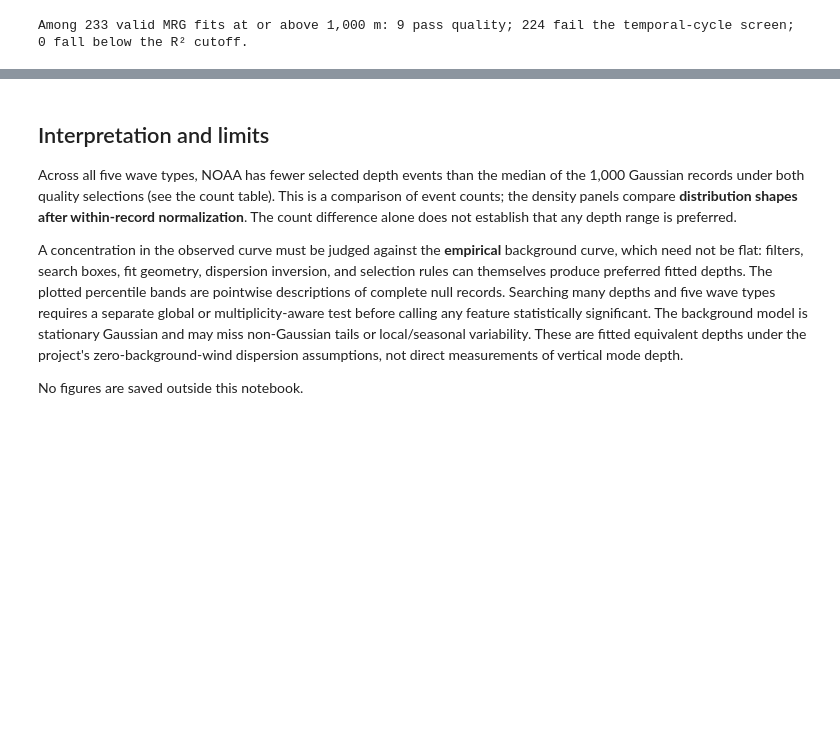
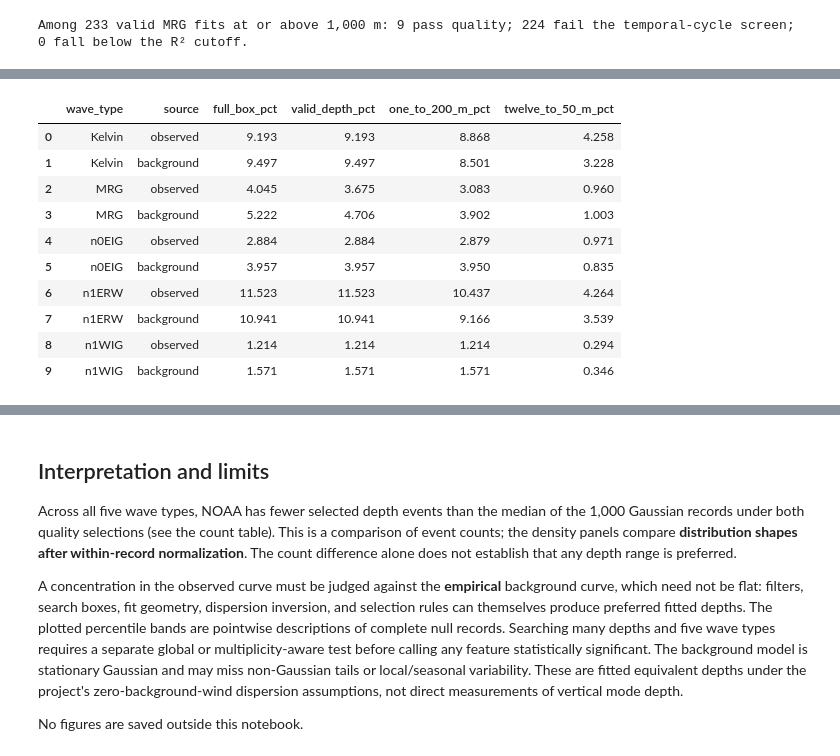
Before and after one commit to pedroanguloumana/cmip6_equiv_depth_distributions, a Jupyter notebook: notebooks/codex_heff_distribution_noaa.ipynb, the cells around one changed output, grey strips where cells are left out. Cells and saved outputs as stored; diff of their text form; code cells hidden in the pictures; blank space fills up the shorter version.

```diff
--- a/notebooks/codex_heff_distribution_noaa.ipynb
+++ b/notebooks/codex_heff_distribution_noaa.ipynb
@@ -296,0 +350,96 @@ Among 233 valid MRG fits at or above 1,000 m: 9 pass quality; 224 fail the tempo
+# %%
+EARTH_RADIUS_M = 6_371_008.0
+GRAVITY_M_S2 = 9.80665
+BETA_S_INV_M_INV = 2 * 7.292e-5 / EARTH_RADIUS_M
+
+
+def spectral_equivalent_depth(wave, zonal_wavenumber, frequency_cpd):
+    """Resting-branch h (m) on a (positive frequency, signed global K) FFT grid."""
+    k = zonal_wavenumber / EARTH_RADIUS_M
+    omega = 2 * np.pi * frequency_cpd / 86_400.0
+    with np.errstate(divide="ignore", invalid="ignore", over="ignore"):
+        if wave == "Kelvin":
+            c0 = omega / k
+        elif wave in ("MRG", "n0EIG"):
+            denominator = BETA_S_INV_M_INV + k * omega
+            c0 = np.where(denominator > 0, omega**2 / denominator, np.nan)
+        else:
+            coefficient = k**2 + BETA_S_INV_M_INV * k / omega
+            discriminant = (3 * BETA_S_INV_M_INV)**2 + 4 * coefficient * omega**2
+            if wave == "n1WIG":
+                c0 = np.where(discriminant >= 0,
+                              2 * omega**2 / (3 * BETA_S_INV_M_INV + np.sqrt(discriminant)),
+                              np.nan)
+            elif wave == "n1ERW":
+                c0 = np.where((coefficient < 0) & (discriminant >= 0),
+                              (-3 * BETA_S_INV_M_INV - np.sqrt(discriminant)) / (2 * coefficient),
+                              np.nan)
+            else:
+                raise ValueError(f"Unknown wave family: {wave}")
+        depth = c0**2 / GRAVITY_M_S2
+    return np.where(np.isfinite(depth) & (depth > 0), depth, np.nan)
+
+
+spectral_variance = {}
+spectral_summary = []
+for wave in WAVES:
+    symmetry, k_min, k_max, f_min, f_max = SPECTRAL_BOXES[wave]
+    spectrum = spectra[symmetry]
+    # For q ~ cos(K*longitude - 2*pi*f*time), positive physical f occupies
+    # negative temporal NumPy FFT frequencies at the same signed K.
+    frequency_indices = np.flatnonzero((spectrum["frequencies"] < 0)
+                                       & (-spectrum["frequencies"] >= f_min)
+                                       & (-spectrum["frequencies"] <= f_max))
+    wavenumber_indices = np.flatnonzero((spectrum["wavenumbers"] >= k_min)
+                                        & (spectrum["wavenumbers"] <= k_max))
+    if not len(frequency_indices) or not len(wavenumber_indices):
+        raise RuntimeError(f"No Fourier cells inside {wave} box")
+    physical_frequency = -spectrum["frequencies"][frequency_indices, None]
+    signed_k = spectrum["wavenumbers"][None, wavenumber_indices]
+    depth = spectral_equivalent_depth(wave, signed_k, physical_frequency)
+    valid = np.isfinite(depth)
+    spectral_variance[wave] = {}
+    for source in ("observed", "background"):
+        # Each selected cell has a conjugate of equal power in the real field.
+        power = 2 * spectrum[source][np.ix_(frequency_indices, wavenumber_indices)]
+        histogram = np.histogram(depth[valid], bins=LINEAR_EDGES_M,
+                                 weights=power[valid])[0]
+        total = spectral_totals[source]
+        in_range = valid & (depth >= 1) & (depth <= 200)
+        if not np.isclose(histogram.sum(), power[in_range].sum(), rtol=1e-10):
+            raise RuntimeError(f"Spectral histogram lost power: {wave}/{source}")
+        spectral_variance[wave][source] = 100 * histogram / total
+        spectral_summary.append(dict(
+            wave_type=wave, source=source,
+            full_box_pct=100 * power.sum() / total,
+            valid_depth_pct=100 * power[valid].sum() / total,
+            one_to_200_m_pct=100 * histogram.sum() / total,
+            twelve_to_50_m_pct=100 * power[valid & (depth >= 12) & (depth < 50)].sum() / total,
+        ))
+
+spectral_table = pd.DataFrame(spectral_summary)
+display(spectral_table.round(3))
+
+# The plots use a separate total-variance denominator for each source. These
+# integrated ratios instead compare the observed and background power directly.
+paired = spectral_table.pivot(index="wave_type", columns="source",
+                              values=["full_box_pct", "twelve_to_50_m_pct"])
+absolute_scale = spectral_totals["observed"] / spectral_totals["background"]
+power_ratios = pd.DataFrame(index=WAVES)
+for column, label in (("full_box_pct", "full_box_observed_to_background"),
+                      ("twelve_to_50_m_pct", "12_to_50_m_observed_to_background")):
+    power_ratios[label] = absolute_scale * paired[column]["observed"] / paired[column]["background"]
+power_ratios.index.name = "wave_type"
+display(power_ratios.round(3))
+# %% [output]
+|  | wave_type | source | full_box_pct | valid_depth_pct | one_to_200_m_pct | twelve_to_50_m_pct |
+| 0 | Kelvin | observed | 9.193 | 9.193 | 8.868 | 4.258 |
+| 1 | Kelvin | background | 9.497 | 9.497 | 8.501 | 3.228 |
+| 2 | MRG | observed | 4.045 | 3.675 | 3.083 | 0.960 |
+| 3 | MRG | background | 5.222 | 4.706 | 3.902 | 1.003 |
+| 4 | n0EIG | observed | 2.884 | 2.884 | 2.879 | 0.971 |
+| 5 | n0EIG | background | 3.957 | 3.957 | 3.950 | 0.835 |
+| 6 | n1ERW | observed | 11.523 | 11.523 | 10.437 | 4.264 |
+| 7 | n1ERW | background | 10.941 | 10.941 | 9.166 | 3.539 |
+| 8 | n1WIG | observed | 1.214 | 1.214 | 1.214 | 0.294 |
+| 9 | n1WIG | background | 1.571 | 1.571 | 1.571 | 0.346 |
```
Also changed, not shown: parts of 5 cells of this notebook.
